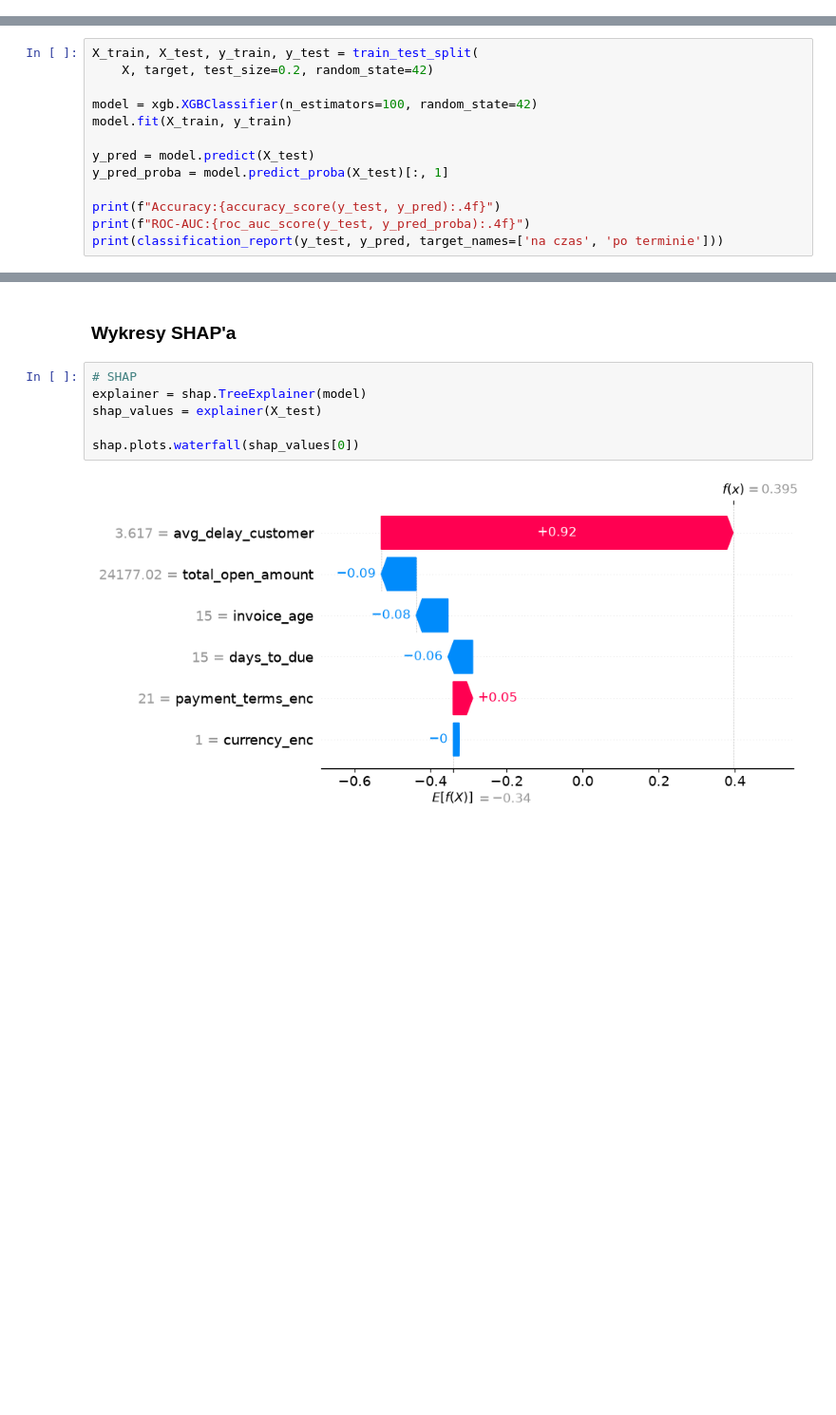
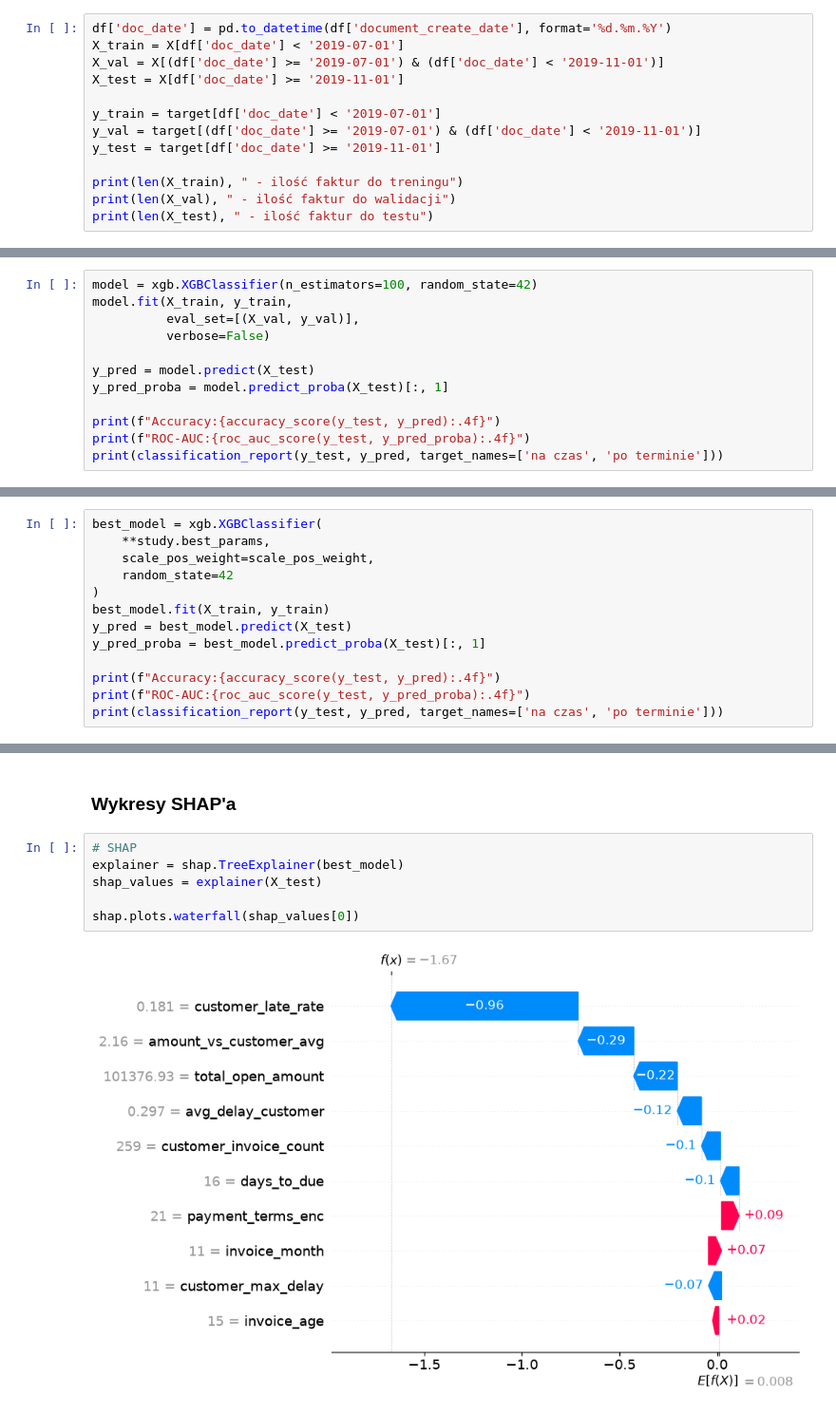
Before and after one commit to KSI-ML-research/Bankrupt-Detector, a Jupyter notebook: SHAP_model/shap.ipynb, the cells around one changed output, grey strips where cells are left out. Shown at 95% size. Saved outputs shown, nothing was run; the diff lists cells and outputs as text; blank space fills up the shorter version.

```diff
--- a/SHAP_model/shap.ipynb
+++ b/SHAP_model/shap.ipynb
@@ -77,3 +126,16 @@ Name: count, dtype: int64
 int64
 # %% [markdown]
 ### Trenowanie XGBoost'a
+# %%
+df['doc_date'] = pd.to_datetime(df['document_create_date'], format='%d.%m.%Y')
+X_train = X[df['doc_date'] < '2019-07-01']
+X_val = X[(df['doc_date'] >= '2019-07-01') & (df['doc_date'] < '2019-11-01')]
+X_test = X[df['doc_date'] >= '2019-11-01']
+
+y_train = target[df['doc_date'] < '2019-07-01']
+y_val = target[(df['doc_date'] >= '2019-07-01') & (df['doc_date'] < '2019-11-01')]
+y_test = target[df['doc_date'] >= '2019-11-01']
+
+print(len(X_train), " - ilość faktur do treningu")
+print(len(X_val), " - ilość faktur do walidacji")
+print(len(X_test), " - ilość faktur do testu")
@@ -80,9 +146,8 @@ int64
 # %%
-X_train, X_test, y_train, y_test = train_test_split(
-    X, target, test_size=0.2, random_state=42)
-
 model = xgb.XGBClassifier(n_estimators=100, random_state=42)
-model.fit(X_train, y_train)
+model.fit(X_train, y_train,
+          eval_set=[(X_val, y_val)],
+          verbose=False)
 
 y_pred = model.predict(X_test)
 y_pred_proba = model.predict_proba(X_test)[:, 1]
@@ -103,0 +221,13 @@ weighted avg       0.77      0.77      0.77      8000
+# %%
+best_model = xgb.XGBClassifier(
+    **study.best_params,
+    scale_pos_weight=scale_pos_weight,
+    random_state=42
+)
+best_model.fit(X_train, y_train)
+y_pred = best_model.predict(X_test)
+y_pred_proba = best_model.predict_proba(X_test)[:, 1]
+
+print(f"Accuracy:{accuracy_score(y_test, y_pred):.4f}")
+print(f"ROC-AUC:{roc_auc_score(y_test, y_pred_proba):.4f}")
+print(classification_report(y_test, y_pred, target_names=['na czas', 'po terminie']))
@@ -105,12 +355,12 @@ weighted avg       0.77      0.77      0.77      8000
 ### Wykresy SHAP'a
 # %%
 # SHAP
-explainer = shap.TreeExplainer(model)
+explainer = shap.TreeExplainer(best_model)
 shap_values = explainer(X_test)
 
 shap.plots.waterfall(shap_values[0])
 # %% [output]
-[figure, old version]
+[figure, new version]
 # %%
 shap.plots.beeswarm(shap_values)
 # %% [output]
```
Also changed, not shown: parts of 22 cells of this notebook, 2 other files.
